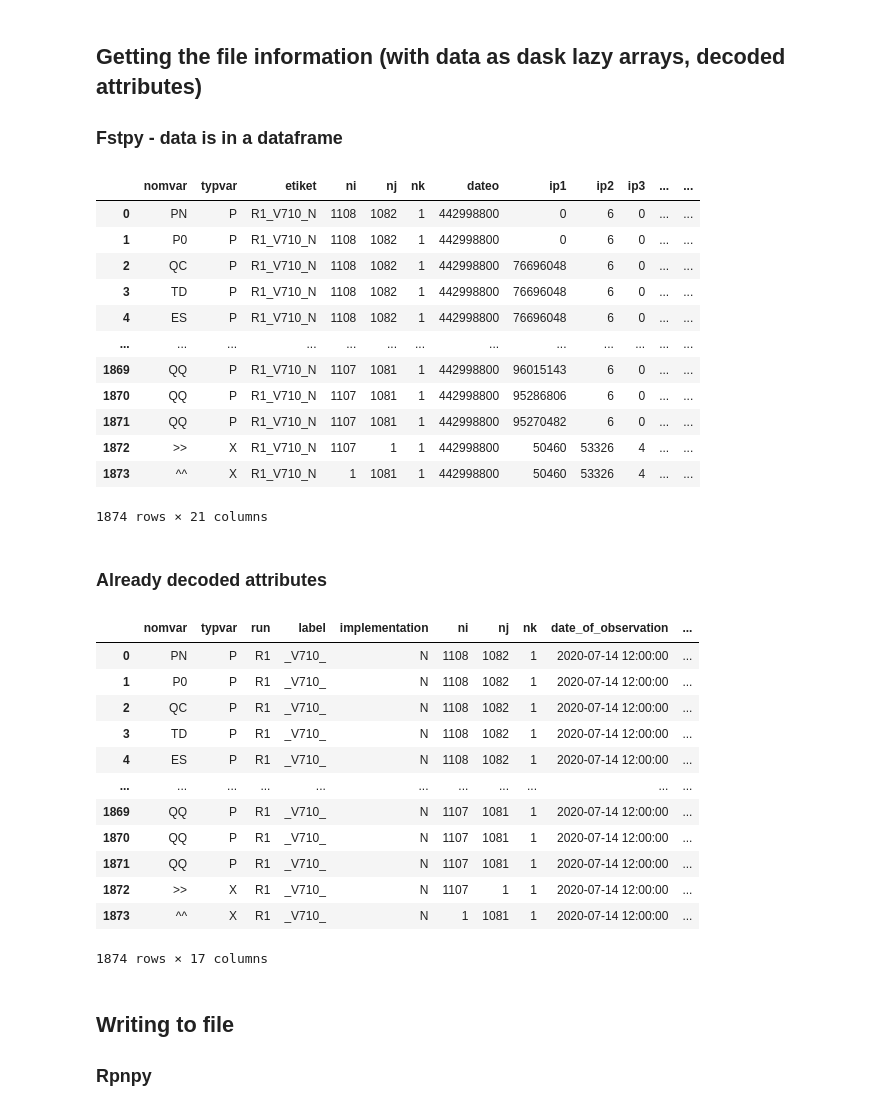
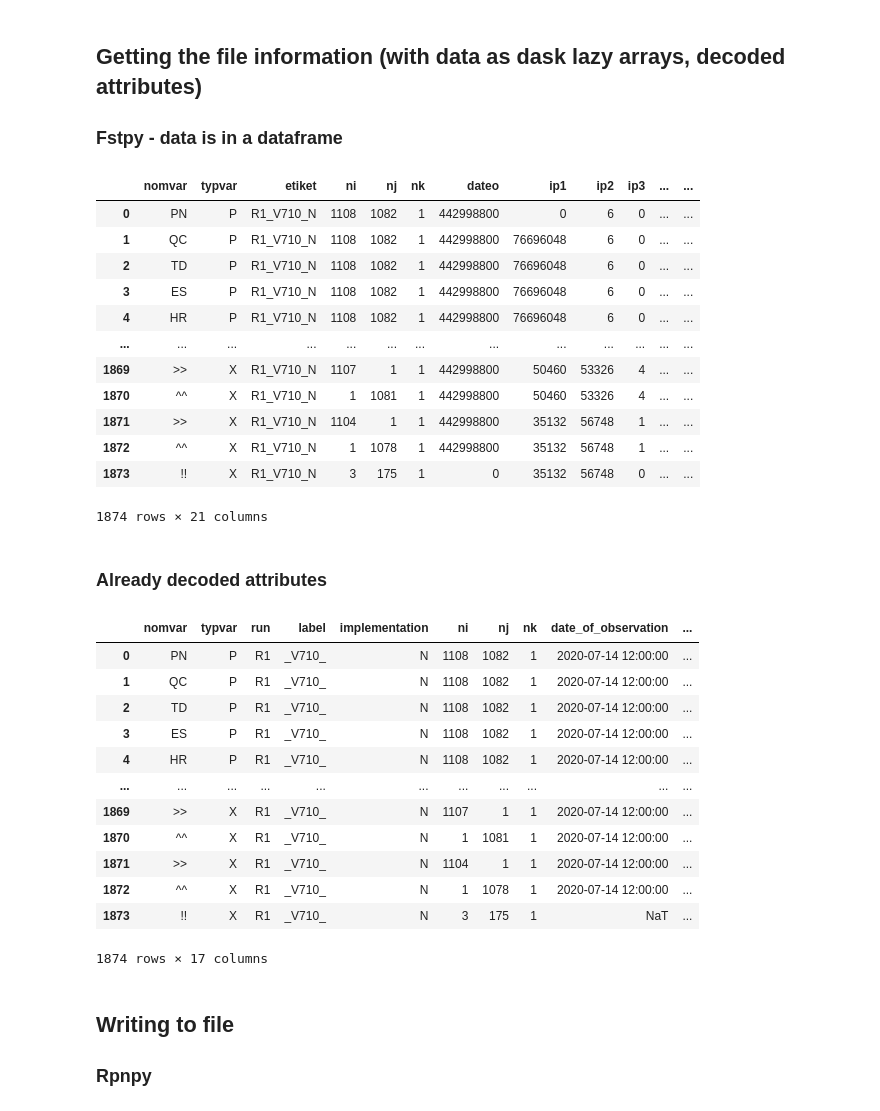
Before and after one commit to sebastiendfortier/fstpy, a Jupyter notebook: doc/Tutorial.ipynb, the cells around one changed output. Drawn from its saved outputs; the diff is of its cells as text; code cells hidden in the pictures.

```diff
--- a/doc/Tutorial.ipynb
+++ b/doc/Tutorial.ipynb
@@ -33,48 +33,48 @@ for rec in records[0:1]:
 # %%
 import fstpy
 # setup your file to read
-df = fstpy.StandardFileReader('/fs/site3/eccc/cmd/w/spst900/spooki/spooki_dir/pluginsRelatedStuff/ReaderStd_WriterStd/testsFiles/source_data_5005.std', decode_metadata=True).to_pandas()
+df = fstpy.StandardFileReader('/fs/site5/eccc/cmd/w/spst900/spooki/spooki_dir/pluginsRelatedStuff/ReaderStd_WriterStd/testsFiles/source_data_5005.std', decode_metadata=True).to_pandas()
 df[['nomvar', 'typvar', 'etiket', 'ni', 'nj', 'nk', 'dateo', 'ip1', 'ip2', 'ip3', 'deet', 'npas', 'datyp', 'nbits', 'grtyp', 'ig1', 'ig2', 'ig3', 'ig4', 'datev', 'grid']]
 
 #key – Positioning information to the record. Obtained with fstinf or fstinl.
 #dateo – date of origin (date time stamp) Cannot change dateo and datev.
 #datev – date of validity (date time stamp) Cannot change dateo and datev.
 #deet – Length of a time step in seconds datev constant unless keep_dateo
 #npas – time step number datev constant unless keep_dateo
 #ni – first dimension of the data field
 #nj – second dimension of the data field
 #nk – third dimension of the data field
 #nbits – number of bits kept for the elements of the field
 #datyp – data type of the elements
 #ip1 – vertical level
 #ip2 – forecast hour
 #ip3 – user defined identifier
 #typvar – type of field (forecast, analysis, climatology)
 #nomvar – variable name
 #etiket – label
 #grtyp – type of geographical projection
 #ig1 – first grid descriptor
 #ig2 – second grid descriptor
 #ig3 – third grid descriptor
 #ig4 – fourth grid descriptor/
 #keep_dateo (bool) – By default datev is kept constant unless dateo is specified or keep_dateo=True (keep_dateo must be False is datev is provided).
 #verion 2.0.rc1, this function can be called with a rec meta (From) –
 #keylist instead of a simple key number (or) –
 #rec (dict) – dictionary where key = rec[‘key’]
 #keylist (list) – list of keys for records to edit
 # %% [output]
 |  | nomvar | typvar | etiket | ni | nj | nk | dateo | ip1 | ip2 | ip3 | ... | ... |
 | 0 | PN | P | R1_V710_N | 1108 | 1082 | 1 | 442998800 | 0 | 6 | 0 | ... | ... |
-| 1 | P0 | P | R1_V710_N | 1108 | 1082 | 1 | 442998800 | 0 | 6 | 0 | ... | ... |
-| 2 | QC | P | R1_V710_N | 1108 | 1082 | 1 | 442998800 | 76696048 | 6 | 0 | ... | ... |
-| 3 | TD | P | R1_V710_N | 1108 | 1082 | 1 | 442998800 | 76696048 | 6 | 0 | ... | ... |
-| 4 | ES | P | R1_V710_N | 1108 | 1082 | 1 | 442998800 | 76696048 | 6 | 0 | ... | ... |
+| 1 | QC | P | R1_V710_N | 1108 | 1082 | 1 | 442998800 | 76696048 | 6 | 0 | ... | ... |
+| 2 | TD | P | R1_V710_N | 1108 | 1082 | 1 | 442998800 | 76696048 | 6 | 0 | ... | ... |
+| 3 | ES | P | R1_V710_N | 1108 | 1082 | 1 | 442998800 | 76696048 | 6 | 0 | ... | ... |
+| 4 | HR | P | R1_V710_N | 1108 | 1082 | 1 | 442998800 | 76696048 | 6 | 0 | ... | ... |
 | ... | ... | ... | ... | ... | ... | ... | ... | ... | ... | ... | ... | ... |
-| 1869 | QQ | P | R1_V710_N | 1107 | 1081 | 1 | 442998800 | 96015143 | 6 | 0 | ... | ... |
-| 1870 | QQ | P | R1_V710_N | 1107 | 1081 | 1 | 442998800 | 95286806 | 6 | 0 | ... | ... |
-| 1871 | QQ | P | R1_V710_N | 1107 | 1081 | 1 | 442998800 | 95270482 | 6 | 0 | ... | ... |
-| 1872 | >> | X | R1_V710_N | 1107 | 1 | 1 | 442998800 | 50460 | 53326 | 4 | ... | ... |
-| 1873 | ^^ | X | R1_V710_N | 1 | 1081 | 1 | 442998800 | 50460 | 53326 | 4 | ... | ... |
+| 1869 | >> | X | R1_V710_N | 1107 | 1 | 1 | 442998800 | 50460 | 53326 | 4 | ... | ... |
+| 1870 | ^^ | X | R1_V710_N | 1 | 1081 | 1 | 442998800 | 50460 | 53326 | 4 | ... | ... |
+| 1871 | >> | X | R1_V710_N | 1104 | 1 | 1 | 442998800 | 35132 | 56748 | 1 | ... | ... |
+| 1872 | ^^ | X | R1_V710_N | 1 | 1078 | 1 | 442998800 | 35132 | 56748 | 1 | ... | ... |
+| 1873 | !! | X | R1_V710_N | 3 | 175 | 1 | 0 | 35132 | 56748 | 0 | ... | ... |
 1874 rows × 21 columns
 # %% [markdown]
 ### Already decoded attributes
@@ -87,16 +87,16 @@ df[['nomvar', 'typvar', 'run', 'label', 'implementation', 'ni', 'nj', 'nk', 'dat
 # %% [output]
 |  | nomvar | typvar | run | label | implementation | ni | nj | nk | date_of_observation | ... |
 | 0 | PN | P | R1 | _V710_ | N | 1108 | 1082 | 1 | 2020-07-14 12:00:00 | ... |
-| 1 | P0 | P | R1 | _V710_ | N | 1108 | 1082 | 1 | 2020-07-14 12:00:00 | ... |
-| 2 | QC | P | R1 | _V710_ | N | 1108 | 1082 | 1 | 2020-07-14 12:00:00 | ... |
-| 3 | TD | P | R1 | _V710_ | N | 1108 | 1082 | 1 | 2020-07-14 12:00:00 | ... |
-| 4 | ES | P | R1 | _V710_ | N | 1108 | 1082 | 1 | 2020-07-14 12:00:00 | ... |
+| 1 | QC | P | R1 | _V710_ | N | 1108 | 1082 | 1 | 2020-07-14 12:00:00 | ... |
+| 2 | TD | P | R1 | _V710_ | N | 1108 | 1082 | 1 | 2020-07-14 12:00:00 | ... |
+| 3 | ES | P | R1 | _V710_ | N | 1108 | 1082 | 1 | 2020-07-14 12:00:00 | ... |
+| 4 | HR | P | R1 | _V710_ | N | 1108 | 1082 | 1 | 2020-07-14 12:00:00 | ... |
 | ... | ... | ... | ... | ... | ... | ... | ... | ... | ... | ... |
-| 1869 | QQ | P | R1 | _V710_ | N | 1107 | 1081 | 1 | 2020-07-14 12:00:00 | ... |
-| 1870 | QQ | P | R1 | _V710_ | N | 1107 | 1081 | 1 | 2020-07-14 12:00:00 | ... |
-| 1871 | QQ | P | R1 | _V710_ | N | 1107 | 1081 | 1 | 2020-07-14 12:00:00 | ... |
-| 1872 | >> | X | R1 | _V710_ | N | 1107 | 1 | 1 | 2020-07-14 12:00:00 | ... |
-| 1873 | ^^ | X | R1 | _V710_ | N | 1 | 1081 | 1 | 2020-07-14 12:00:00 | ... |
+| 1869 | >> | X | R1 | _V710_ | N | 1107 | 1 | 1 | 2020-07-14 12:00:00 | ... |
+| 1870 | ^^ | X | R1 | _V710_ | N | 1 | 1081 | 1 | 2020-07-14 12:00:00 | ... |
+| 1871 | >> | X | R1 | _V710_ | N | 1104 | 1 | 1 | 2020-07-14 12:00:00 | ... |
+| 1872 | ^^ | X | R1 | _V710_ | N | 1 | 1078 | 1 | 2020-07-14 12:00:00 | ... |
+| 1873 | !! | X | R1 | _V710_ | N | 3 | 175 | 1 | NaT | ... |
 1874 rows × 17 columns
 # %% [markdown]
 ## Writing to file
```
Also changed, not shown: parts of 47 cells of this notebook, 21 other files.
